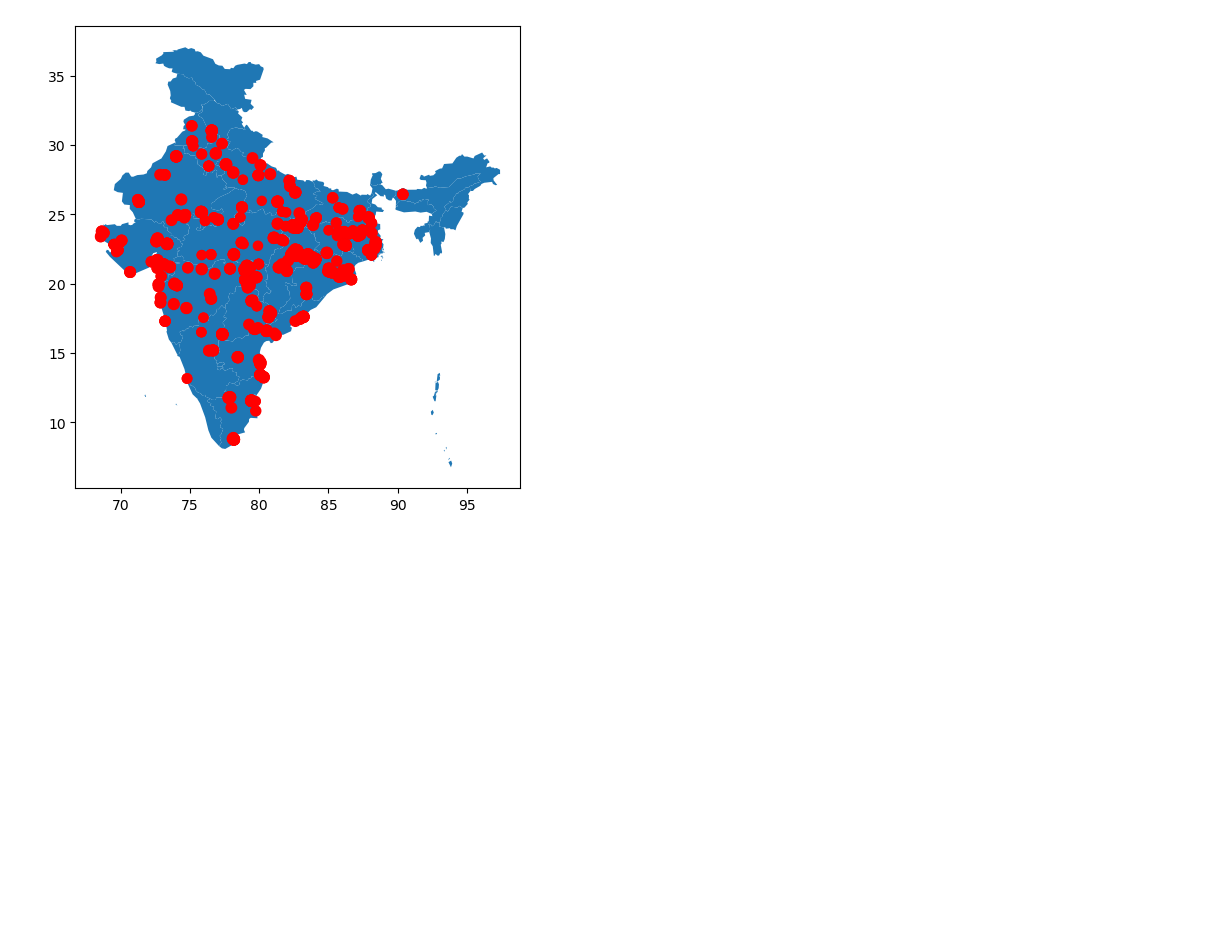
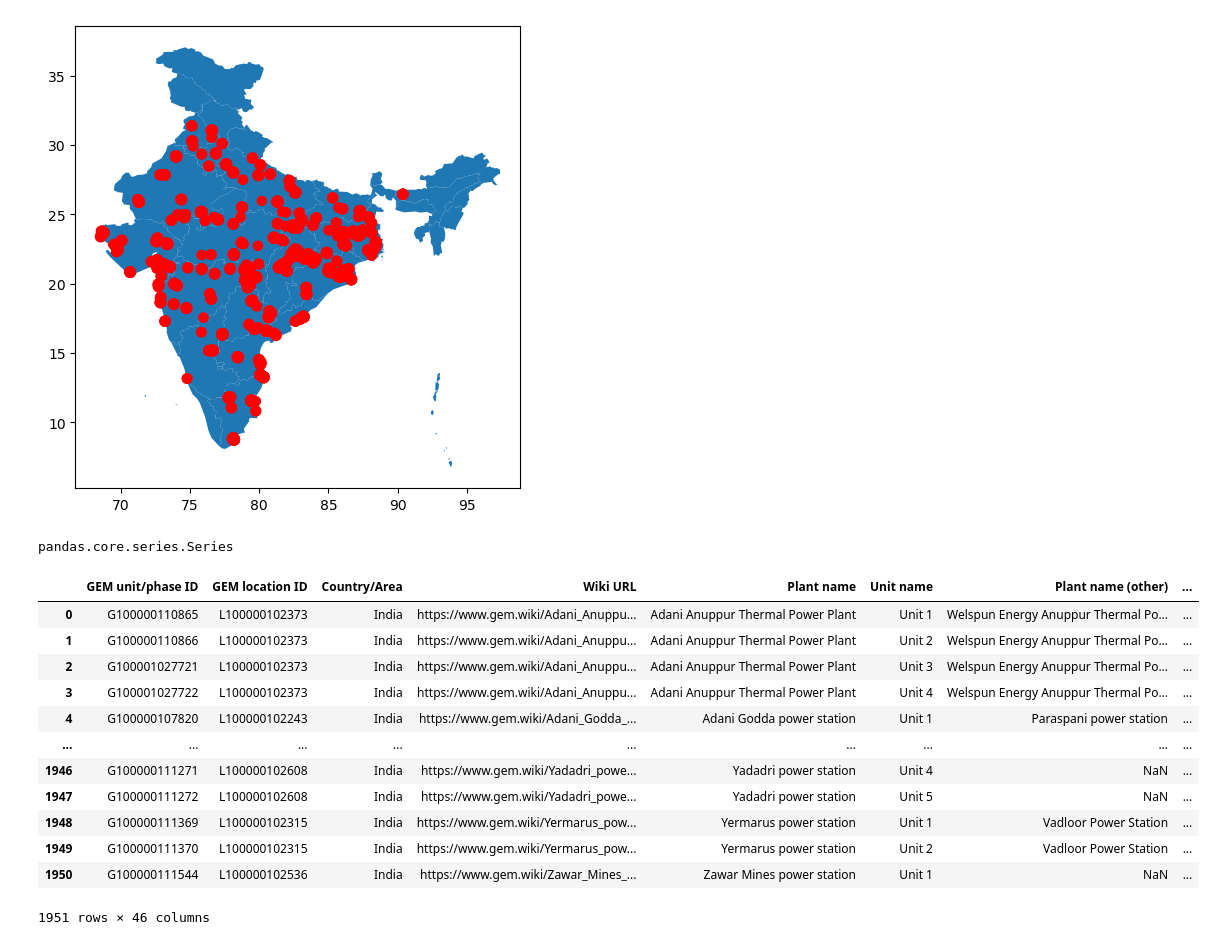
Before and after one commit to Moqian1122/TCRiskIndia, a Jupyter notebook: tc_histrocial_get.ipynb, the cells around one changed output. Drawn from its saved outputs; the diff is of its cells as text; code cells hidden in the pictures; blank space fills up the shorter version.

```diff
--- a/tc_histrocial_get.ipynb
+++ b/tc_histrocial_get.ipynb
@@ -96,3 +147,26 @@ gdf.plot(ax=map_india.plot(figsize=(10, 6)), marker='o', color='red', markersize
 # %% [output]
 <Axes: >
 [figure]
+# %%
+type(pp['Longitude'])
+# %% [output]
+pandas.core.series.Series
+# %%
+import pandas as pd
+
+pp = pd.read_excel('India-Coal-Plant-Tracker-January-2025.xlsx')
+pp
+# %% [output]
+|  | GEM unit/phase ID | GEM location ID | Country/Area | Wiki URL | Plant name | Unit name | Plant name (other) | ... |
+| 0 | G100000110865 | L100000102373 | India | https://www.gem.wiki/Adani_Anuppu... | Adani Anuppur Thermal Power Plant | Unit 1 | Welspun Energy Anuppur Thermal Po... | ... |
+| 1 | G100000110866 | L100000102373 | India | https://www.gem.wiki/Adani_Anuppu... | Adani Anuppur Thermal Power Plant | Unit 2 | Welspun Energy Anuppur Thermal Po... | ... |
+| 2 | G100001027721 | L100000102373 | India | https://www.gem.wiki/Adani_Anuppu... | Adani Anuppur Thermal Power Plant | Unit 3 | Welspun Energy Anuppur Thermal Po... | ... |
+| 3 | G100001027722 | L100000102373 | India | https://www.gem.wiki/Adani_Anuppu... | Adani Anuppur Thermal Power Plant | Unit 4 | Welspun Energy Anuppur Thermal Po... | ... |
+| 4 | G100000107820 | L100000102243 | India | https://www.gem.wiki/Adani_Godda_... | Adani Godda power station | Unit 1 | Paraspani power station | ... |
+| ... | ... | ... | ... | ... | ... | ... | ... | ... |
+| 1946 | G100000111271 | L100000102608 | India | https://www.gem.wiki/Yadadri_powe... | Yadadri power station | Unit 4 | NaN | ... |
+| 1947 | G100000111272 | L100000102608 | India | https://www.gem.wiki/Yadadri_powe... | Yadadri power station | Unit 5 | NaN | ... |
+| 1948 | G100000111369 | L100000102315 | India | https://www.gem.wiki/Yermarus_pow... | Yermarus power station | Unit 1 | Vadloor Power Station | ... |
+| 1949 | G100000111370 | L100000102315 | India | https://www.gem.wiki/Yermarus_pow... | Yermarus power station | Unit 2 | Vadloor Power Station | ... |
+| 1950 | G100000111544 | L100000102536 | India | https://www.gem.wiki/Zawar_Mines_... | Zawar Mines power station | Unit 1 | NaN | ... |
+1951 rows × 46 columns
```
Also changed, not shown: parts of 12 cells of this notebook, 2 other files.
